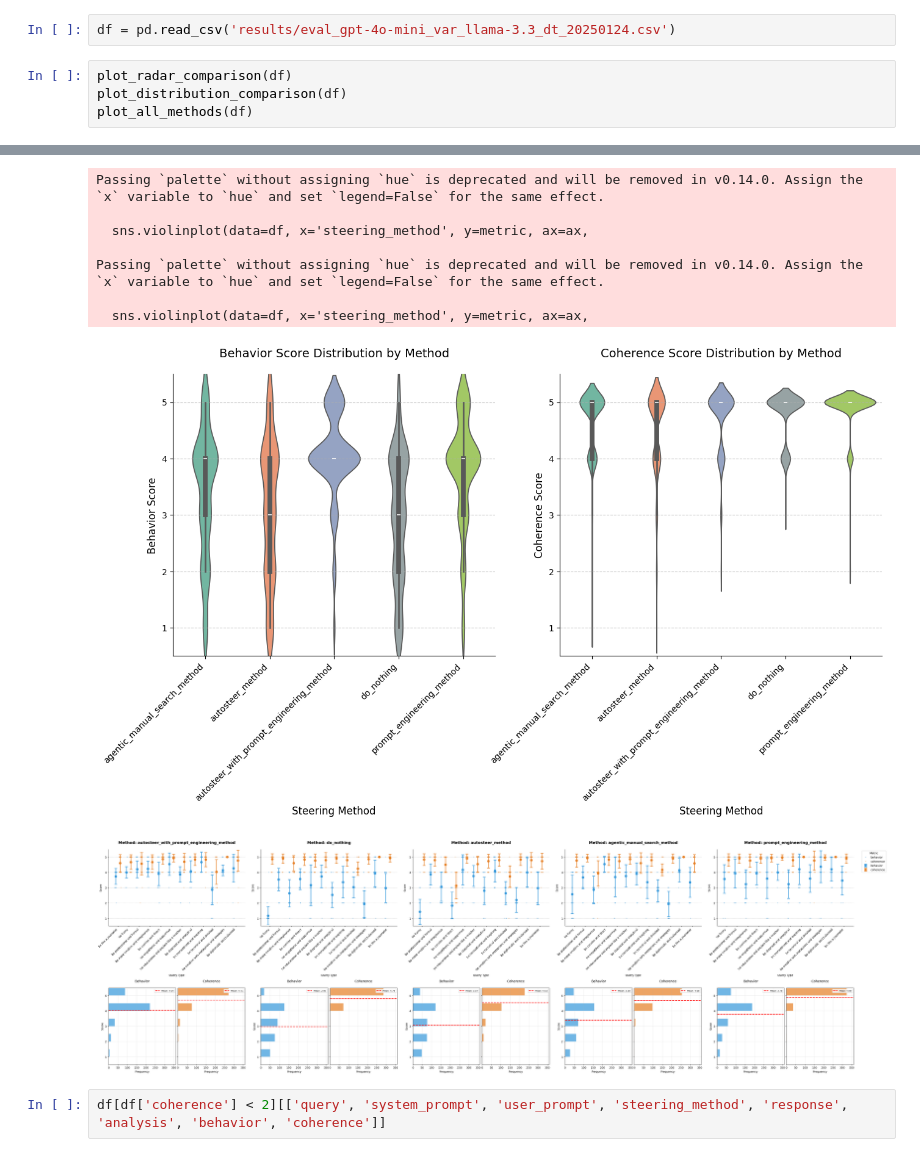
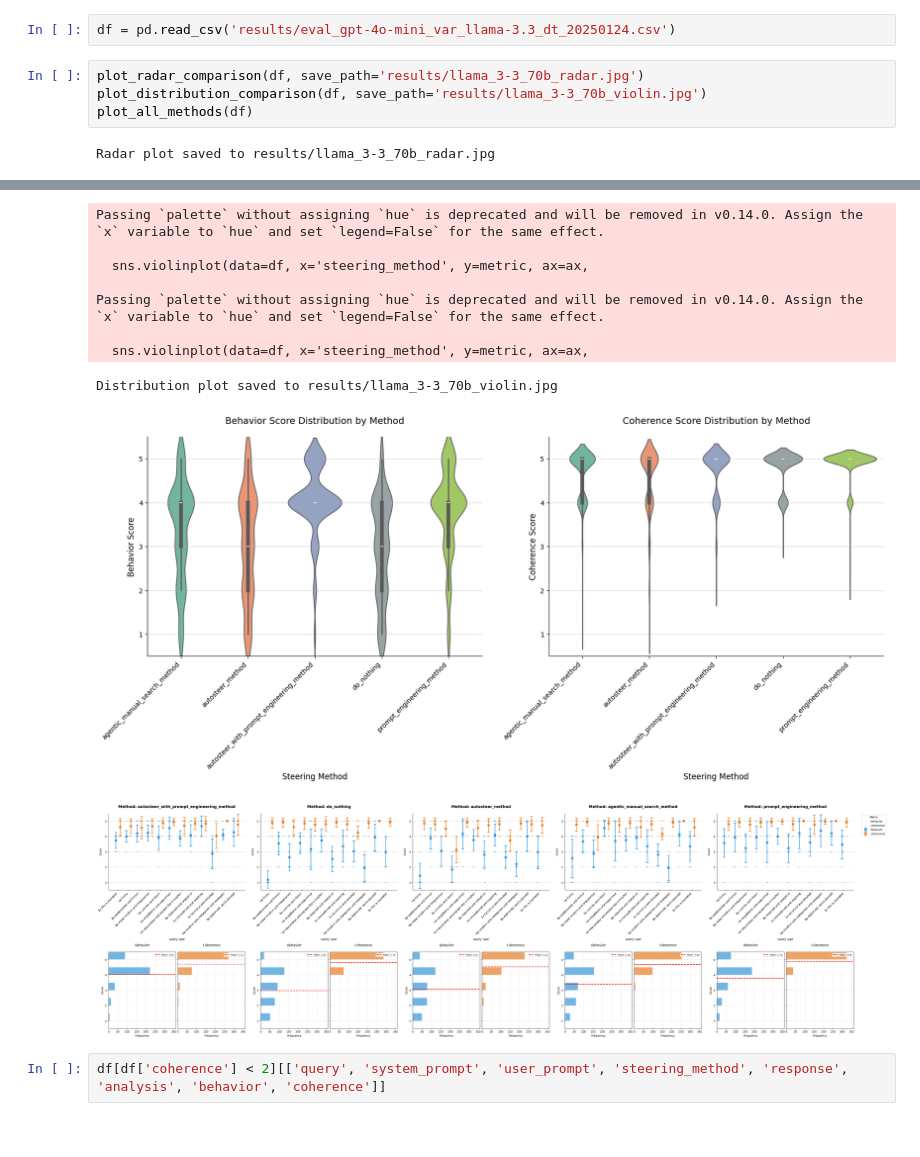
Before and after one commit to Eitan-Sprejer/GoodFire-Autosteer-Evaluation, a Jupyter notebook: testing.ipynb, the cells around one changed output, grey strips where cells are left out. Saved outputs shown, nothing was run; the diff lists cells and outputs as text.

Commit message:
Improve the plots

```diff
--- a/testing.ipynb
+++ b/testing.ipynb
@@ -367,19 +369,21 @@ Passing `palette` without assigning `hue` is deprecated and will be removed in v
 # %%
 df = pd.read_csv('results/eval_gpt-4o-mini_var_llama-3.3_dt_20250124.csv')
 # %%
-plot_radar_comparison(df)
-plot_distribution_comparison(df)
+plot_radar_comparison(df, save_path='results/llama_3-3_70b_radar.jpg')
+plot_distribution_comparison(df, save_path='results/llama_3-3_70b_violin.jpg')
 plot_all_methods(df)
 # %% [output]
+Radar plot saved to results/llama_3-3_70b_radar.jpg
 [figure]
-Passing `palette` without assigning `hue` is deprecated and will be removed in v0.14.0. Assign the `x` variable to `hue` and set `legend=False` for the same effect.
-
-  sns.violinplot(data=df, x='steering_method', y=metric, ax=ax,
-
-Passing `palette` without assigning `hue` is deprecated and will be removed in v0.14.0. Assign the `x` variable to `hue` and set `legend=False` for the same effect.
-
-  sns.violinplot(data=df, x='steering_method', y=metric, ax=ax,
+Passing `palette` without assigning `hue` is deprecated and will be removed in v0.14.0. Assign the `x` variable to `hue` and set `legend=False` for the same effect.
+
+  sns.violinplot(data=df, x='steering_method', y=metric, ax=ax,
+
+Passing `palette` without assigning `hue` is deprecated and will be removed in v0.14.0. Assign the `x` variable to `hue` and set `legend=False` for the same effect.
+
+  sns.violinplot(data=df, x='steering_method', y=metric, ax=ax,
+Distribution plot saved to results/llama_3-3_70b_violin.jpg
-[figure, old version]
+[figure, new version]
 [figure]
 # %%
 df[df['coherence'] < 2][['query', 'system_prompt', 'user_prompt', 'steering_method', 'response', 'analysis', 'behavior', 'coherence']]
```
Also changed, not shown: parts of 2 cells of this notebook.
